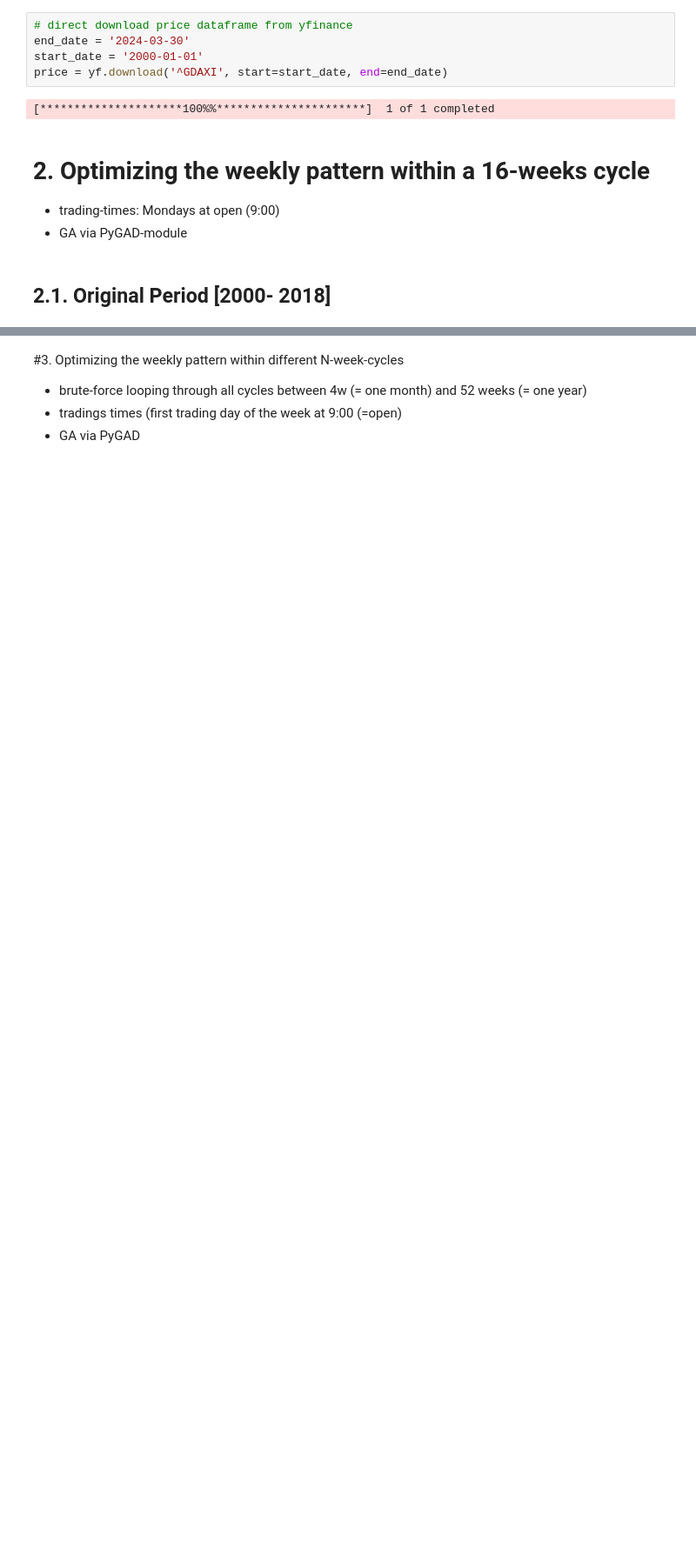
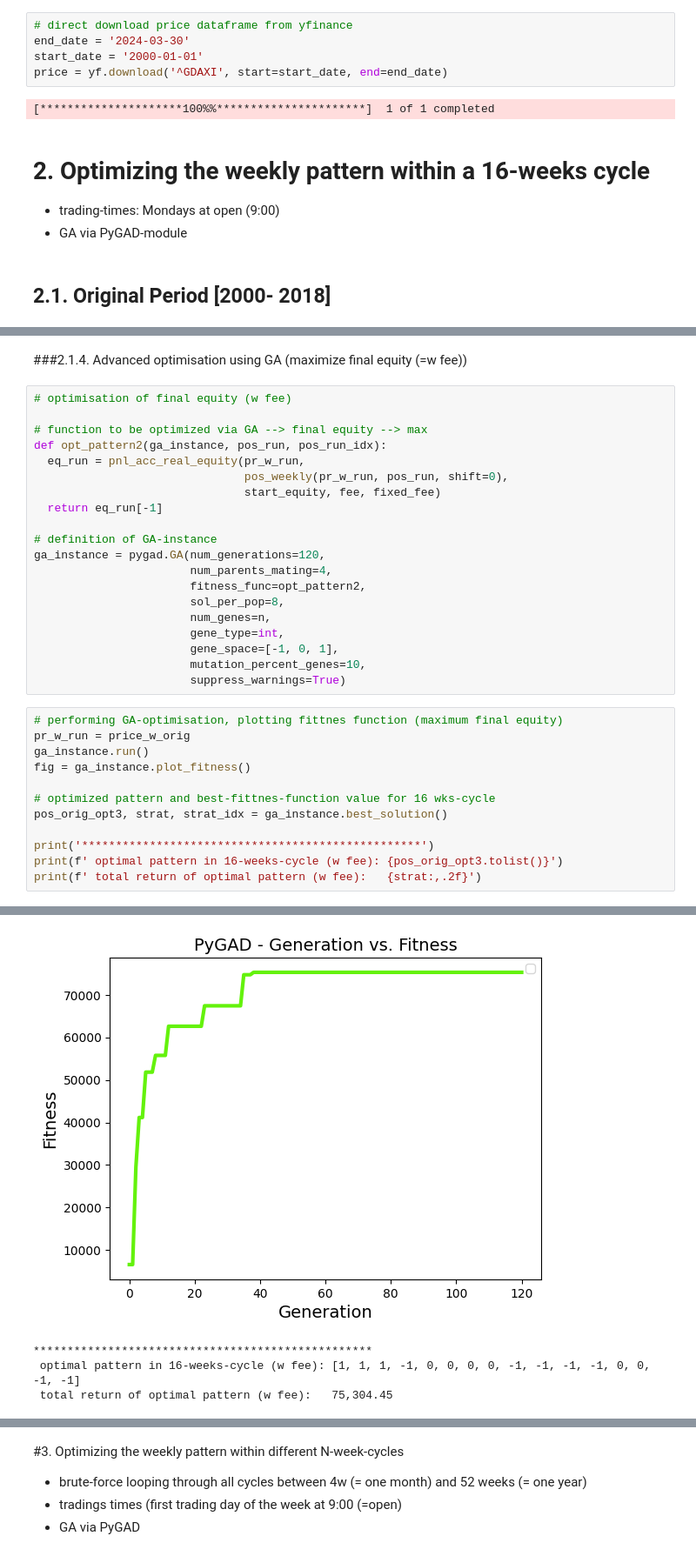
Before and after one commit to tluxxx/weekly-pattern-in-stock-markets, a Jupyter notebook: weekly_patterns_(part_2_N_weeks_cycle_with_optimized_pattern).ipynb, the cells around one changed output, grey strips where cells are left out. Shown at 87% size. Cells and saved outputs as stored; diff of their text form; blank space fills up the shorter version.

```diff
--- a/weekly_patterns_(part_2_N_weeks_cycle_with_optimized_pattern).ipynb
+++ b/weekly_patterns_(part_2_N_weeks_cycle_with_optimized_pattern).ipynb
@@ -279,0 +334,35 @@ with pd.ExcelWriter(r'/content/gdrive/MyDrive/Colab Notebooks/Weekly Pattern/16_
+# %% [markdown]
+###2.1.4. Advanced optimisation using GA (maximize final equity (=w fee))
+# %%
+# optimisation of final equity (w fee)
+
+# function to be optimized via GA --> final equity --> max
+def opt_pattern2(ga_instance, pos_run, pos_run_idx):
+  eq_run = pnl_acc_real_equity(pr_w_run,
+                               pos_weekly(pr_w_run, pos_run, shift=0),
+                               start_equity, fee, fixed_fee)
+  return eq_run[-1]
+
+# definition of GA-instance
+ga_instance = pygad.GA(num_generations=120,
+                       num_parents_mating=4,
+                       fitness_func=opt_pattern2,
+                       sol_per_pop=8,
+                       num_genes=n,
+                       gene_type=int,
+                       gene_space=[-1, 0, 1],
+                       mutation_percent_genes=10,
+                       suppress_warnings=True)
+# %%
+# performing GA-optimisation, plotting fittnes function (maximum final equity)
+pr_w_run = price_w_orig
+ga_instance.run()
+fig = ga_instance.plot_fitness()
+
+# optimized pattern and best-fittnes-function value for 16 wks-cycle
+pos_orig_opt3, strat, strat_idx = ga_instance.best_solution()
+
+print('**************************************************')
+print(f' optimal pattern in 16-weeks-cycle (w fee): {pos_orig_opt3.tolist()}')
+print(f' total return of optimal pattern (w fee):   {strat:,.2f}')
+# %% [output]
@@ -279,0 +370,4 @@ with pd.ExcelWriter(r'/content/gdrive/MyDrive/Colab Notebooks/Weekly Pattern/16_
+[figure, added]
+**************************************************
+ optimal pattern in 16-weeks-cycle (w fee): [1, 1, 1, -1, 0, 0, 0, 0, -1, -1, -1, -1, 0, 0, -1, -1]
+ total return of optimal pattern (w fee):   75,304.45
```
Also changed, not shown: parts of 83 cells of this notebook.
